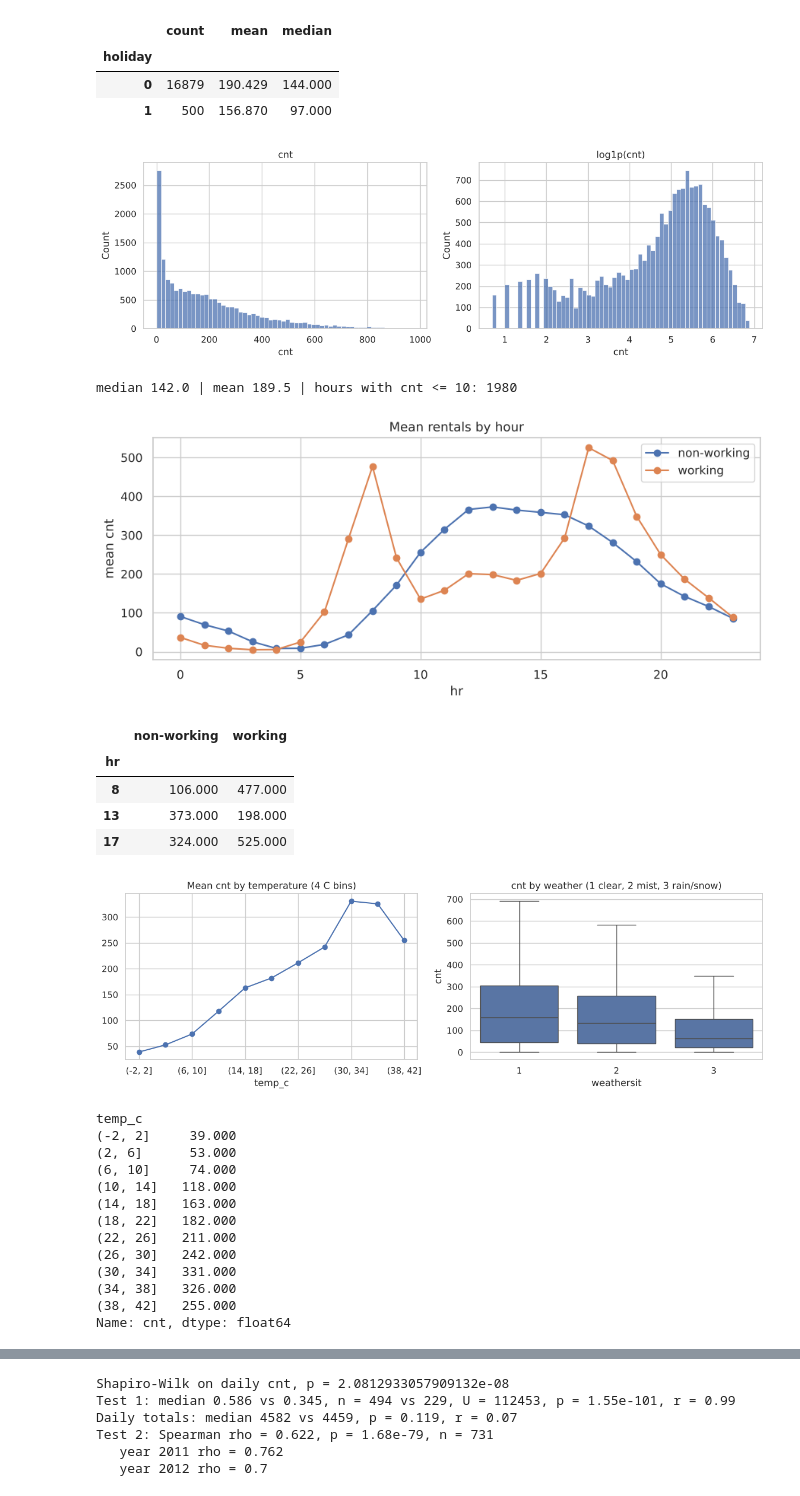
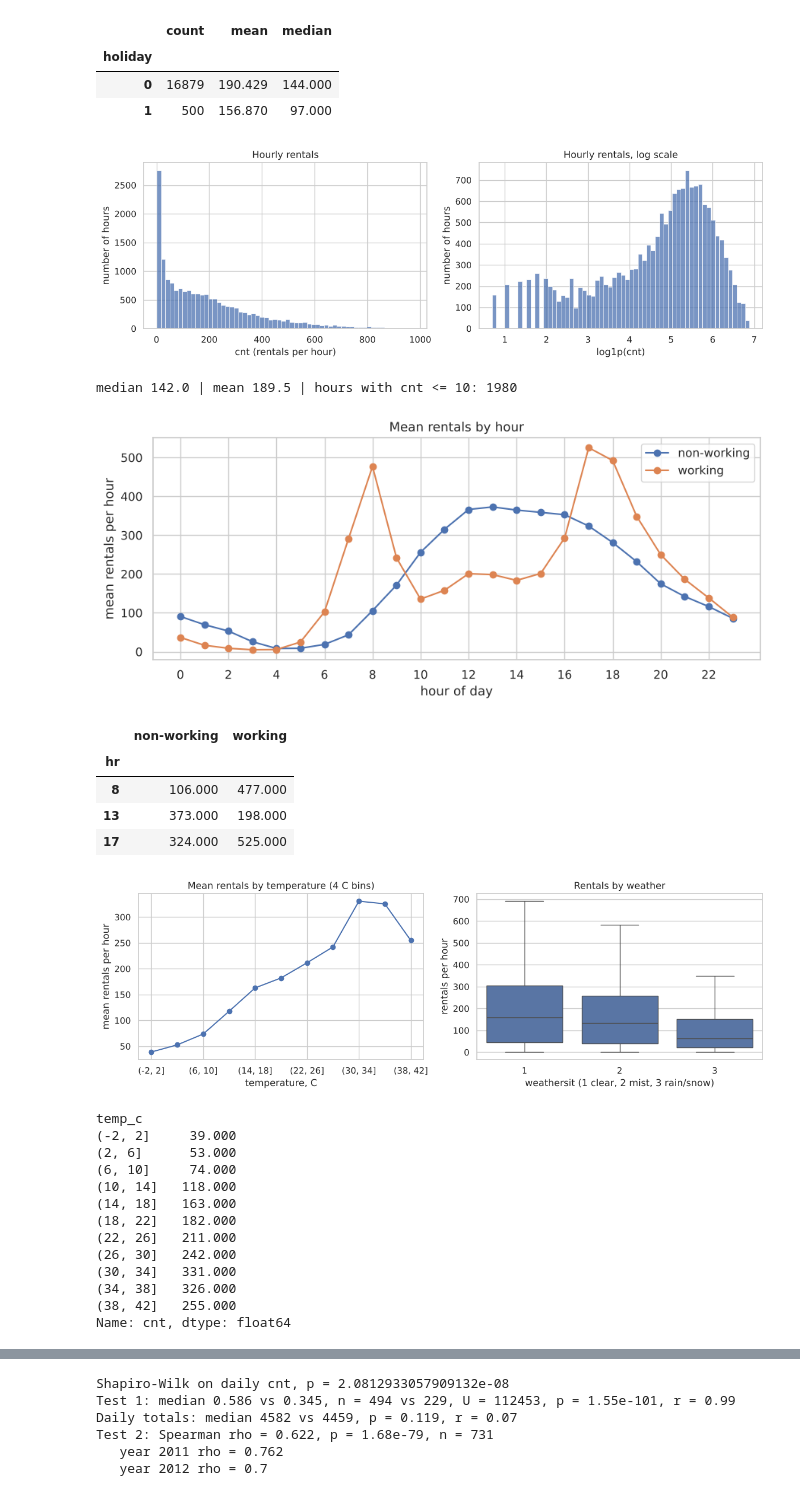
Before and after one commit to aktanseraliyev-beep/first, a Jupyter notebook: final_exam/final_exam_bike_sharing.ipynb, the cells around one changed output, grey strips where cells are left out. Drawn from its saved outputs; the diff is of its cells as text; code cells hidden in the pictures.

```diff
--- a/final_exam/final_exam_bike_sharing.ipynb
+++ b/final_exam/final_exam_bike_sharing.ipynb
@@ -211,22 +218,23 @@ for c in ['season', 'weathersit', 'workingday', 'holiday']:
 # %%
 # Part 2. Figure 1 - distribution of hourly rentals
 fig, ax = plt.subplots(1, 2, figsize=(12, 4))
-sns.histplot(df['cnt'], bins=60, ax=ax[0]); ax[0].set_title('cnt')
-sns.histplot(np.log1p(df['cnt']), bins=60, ax=ax[1]); ax[1].set_title('log1p(cnt)')
+sns.histplot(df['cnt'], bins=60, ax=ax[0]); ax[0].set(title='Hourly rentals', xlabel='cnt (rentals per hour)', ylabel='number of hours')
+sns.histplot(np.log1p(df['cnt']), bins=60, ax=ax[1]); ax[1].set(title='Hourly rentals, log scale', xlabel='log1p(cnt)', ylabel='number of hours')
 plt.tight_layout(); plt.savefig(FIG / 'f1_distribution.png', dpi=150); plt.show()
 print('median', df['cnt'].median(), '| mean', round(df['cnt'].mean(), 1), '| hours with cnt <= 10:', (df['cnt'] <= 10).sum())
 # %% [output]
-[figure, old version]
+[figure, new version]
 median 142.0 | mean 189.5 | hours with cnt <= 10: 1980
 # %%
 # Part 2. Figure 2 - hourly profile, working vs non-working days
 prof = df.groupby(['hr', 'workingday'])['cnt'].mean().unstack()
 prof.columns = ['non-working', 'working']
 prof.plot(marker='o', figsize=(9, 4), title='Mean rentals by hour')
-plt.ylabel('mean cnt'); plt.tight_layout(); plt.savefig(FIG / 'f2_hour_profile.png', dpi=150); plt.show()
+plt.xlabel('hour of day'); plt.ylabel('mean rentals per hour'); plt.xticks(range(0, 24, 2))
+plt.tight_layout(); plt.savefig(FIG / 'f2_hour_profile.png', dpi=150); plt.show()
 display(prof.loc[[8, 13, 17]].round(0))
 # %% [output]
-[figure, old version]
+[figure, new version]
 |  | non-working | working |
 | hr |  |  |
 | 8 | 106.000 | 477.000 |
@@ -235,16 +243,17 @@ display(prof.loc[[8, 13, 17]].round(0))
 # %%
 # Part 2. Figure 3 - temperature and weather
 df['temp_c'] = df['temp'] * 41
 fig, ax = plt.subplots(1, 2, figsize=(12, 4))
 t_bins = df.groupby(pd.cut(df['temp_c'], range(-10, 45, 4)), observed=True)['cnt'].mean()
-t_bins.plot(marker='o', ax=ax[0], title='Mean cnt by temperature (4 C bins)')
+t_bins.plot(marker='o', ax=ax[0], title='Mean rentals by temperature (4 C bins)')
+ax[0].set(xlabel='temperature, C', ylabel='mean rentals per hour')
 sns.boxplot(data=df, x='weathersit', y='cnt', showfliers=False, ax=ax[1])
-ax[1].set_title('cnt by weather (1 clear, 2 mist, 3 rain/snow)')
+ax[1].set(title='Rentals by weather', xlabel='weathersit (1 clear, 2 mist, 3 rain/snow)', ylabel='rentals per hour')
 plt.tight_layout(); plt.savefig(FIG / 'f3_weather.png', dpi=150); plt.show()
 display(t_bins.round(0))
 df = df.drop(columns='temp_c')
 # %% [output]
-[figure, old version]
+[figure, new version]
 temp_c
 (-2, 2]     39.000
 (2, 6]      53.000
```
Also changed, not shown: parts of 9 cells of this notebook, 7 other files.
